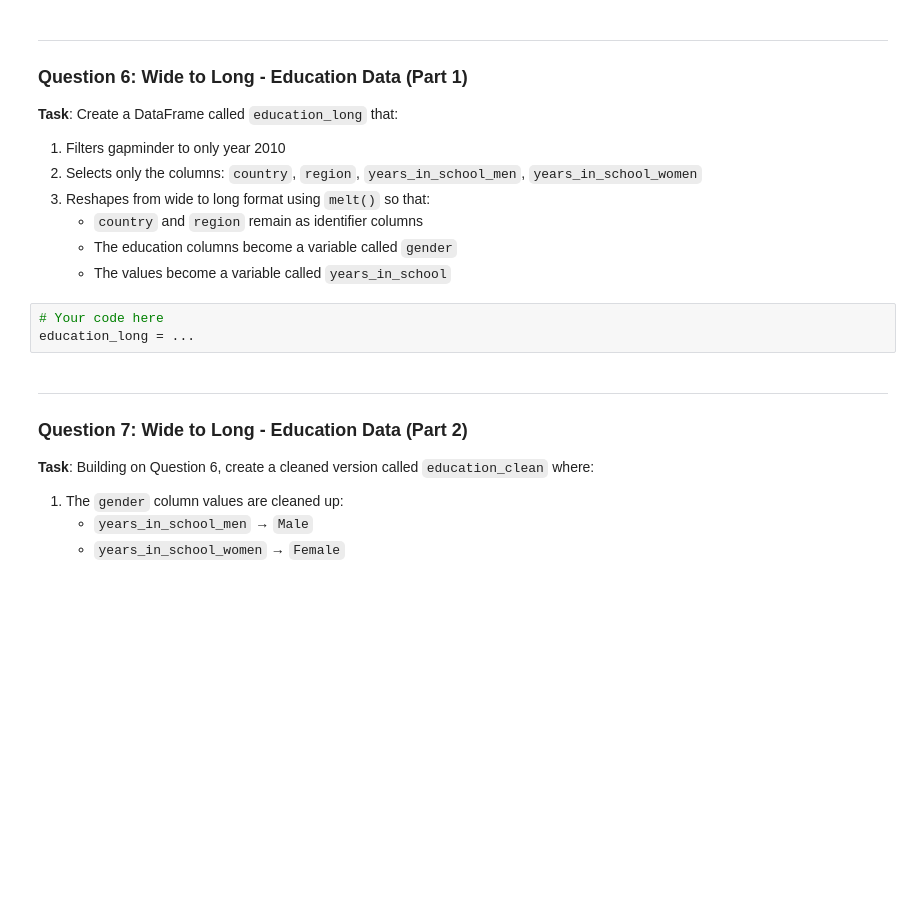
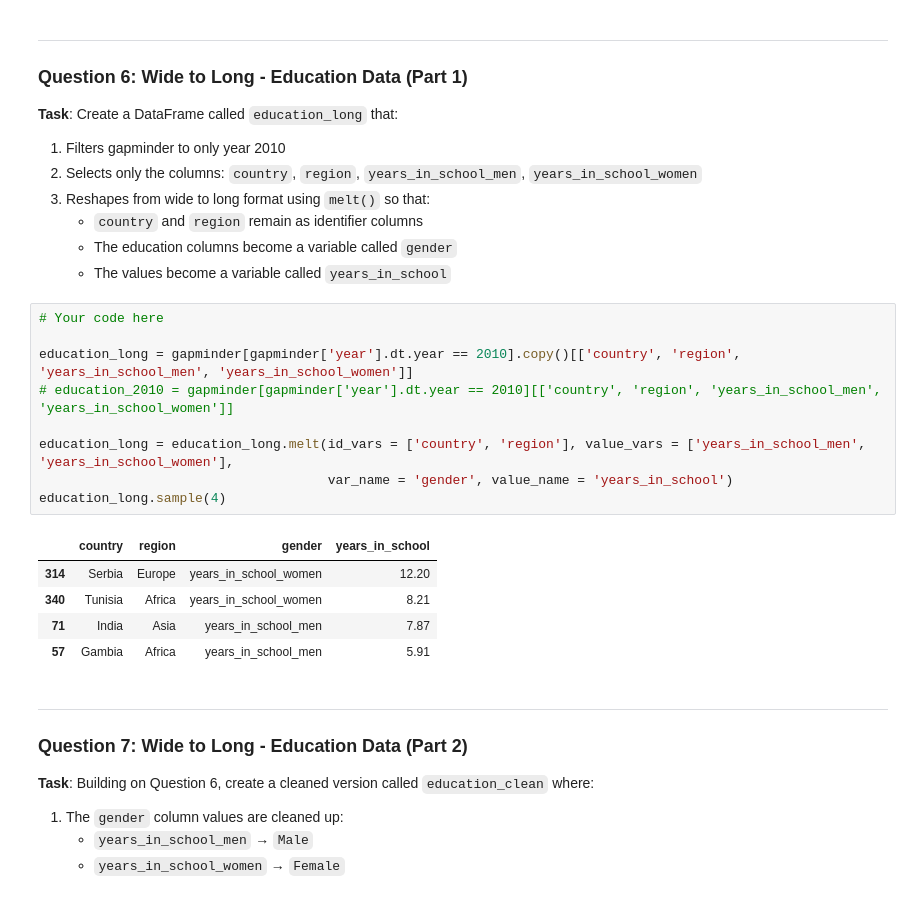
Before and after one commit to yvinc/dsci-320-w1-2025, a Jupyter notebook: practice/2025-10-02-pandas_prep_week4.ipynb, the cells around one changed output. Saved outputs shown, nothing was run; the diff lists cells and outputs as text; blank space fills up the shorter version.

```diff
--- a/practice/2025-10-02-pandas_prep_week4.ipynb
+++ b/practice/2025-10-02-pandas_prep_week4.ipynb
@@ -143,7 +147,19 @@ gapminder_renamed = ...
    - The values become a variable called `years_in_school`
 # %%
 # Your code here
-education_long = ...
+
+education_long = gapminder[gapminder['year'].dt.year == 2010].copy()[['country', 'region', 'years_in_school_men', 'years_in_school_women']]
+# education_2010 = gapminder[gapminder['year'].dt.year == 2010][['country', 'region', 'years_in_school_men', 'years_in_school_women']]
+
+education_long = education_long.melt(id_vars = ['country', 'region'], value_vars = ['years_in_school_men', 'years_in_school_women'],
+                                     var_name = 'gender', value_name = 'years_in_school')
+education_long.sample(4)
+# %% [output]
+|  | country | region | gender | years_in_school |
+| 314 | Serbia | Europe | years_in_school_women | 12.20 |
+| 340 | Tunisia | Africa | years_in_school_women | 8.21 |
+| 71 | India | Asia | years_in_school_men | 7.87 |
+| 57 | Gambia | Africa | years_in_school_men | 5.91 |
 # %% [markdown]
 ---
 
```
Also changed, not shown: parts of 4 cells of this notebook, 1 other file.
